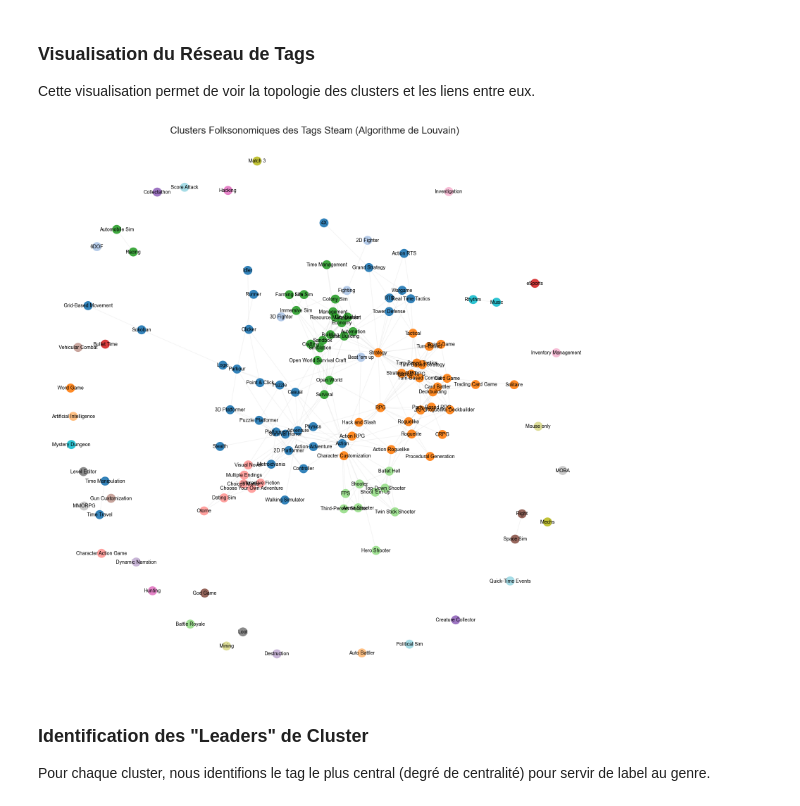
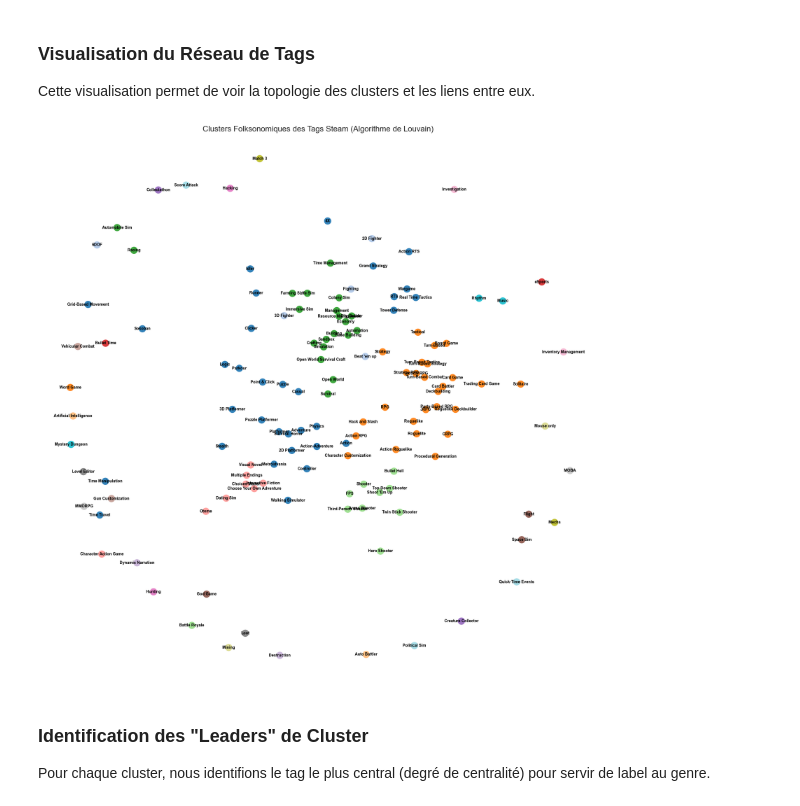
Before and after one commit to MissawB/Game-Mechanics-Classification-Steam, a Jupyter notebook: analysis/4_Folksonomic_Clustering_Analysis.ipynb, the cells around one changed output. Cells and saved outputs as stored; diff of their text form; code cells hidden in the pictures.

```diff
--- a/analysis/4_Folksonomic_Clustering_Analysis.ipynb
+++ b/analysis/4_Folksonomic_Clustering_Analysis.ipynb
@@ -35,6 +35,22 @@ import numpy as np
 import networkx as nx
 import community as community_louvain
 import matplotlib.pyplot as plt
+import os
+plt.rcParams.update({
+    'figure.facecolor': 'white',
+    'axes.facecolor': 'white',
+    'savefig.facecolor': 'white',
+    'axes.edgecolor': 'black',
+    'axes.labelcolor': 'black',
+    'xtick.color': 'black',
+    'ytick.color': 'black',
+    'text.color': 'black',
+    'figure.autolayout': True
+})
+def save_plot(name):
+    if not os.path.exists('figures'): os.makedirs('figures')
+    plt.gcf().canvas.draw()
+    plt.savefig(f'figures/4_{name}.png', bbox_inches='tight', facecolor='white', dpi=300)
 import seaborn as sns
 from sklearn.metrics.pairwise import cosine_similarity, pairwise_distances
 from sklearn.manifold import TSNE
@@ -147,25 +163,26 @@ Après une longue recherche pour savoir quel serait le seuil de similarité opti
 ### Visualisation du Réseau de Tags
 Cette visualisation permet de voir la topologie des clusters et les liens entre eux.
 # %%
-plt.figure(figsize=(20, 20))
+plt.figure(figsize=(20, 20), facecolor='white')
 
 # Positionnement des nœuds (Force-directed layout)
 pos = nx.spring_layout(G, k=0.15, iterations=50, seed=42)
 
 # Couleur par cluster
 cmap = plt.get_cmap('tab20', max(partition.values()) + 1)
 node_colors = [partition[node] for node in G.nodes()]
 
 # Dessin
 nx.draw_networkx_nodes(G, pos, node_size=300, node_color=node_colors, cmap=cmap, alpha=0.9)
-nx.draw_networkx_edges(G, pos, alpha=0.1, edge_color='gray')
-nx.draw_networkx_labels(G, pos, font_size=10, font_family='sans-serif')
+nx.draw_networkx_edges(G, pos, alpha=0.1, edge_color='white')
+nx.draw_networkx_labels(G, pos, font_size=10, font_family='sans-serif', font_weight='bold',font_color='black')
 
 plt.title("Clusters Folksonomiques des Tags Steam (Algorithme de Louvain)", fontsize=20)
 plt.axis('off')
+save_plot('plot')
 plt.show()
 # %% [output]
-[figure, old version]
+[figure, new version]
 # %% [markdown]
 ### Identification des "Leaders" de Cluster
 Pour chaque cluster, nous identifions le tag le plus central (degré de centralité) pour servir de label au genre.
```
Also changed, not shown: parts of 7 cells of this notebook, 7 other files.
